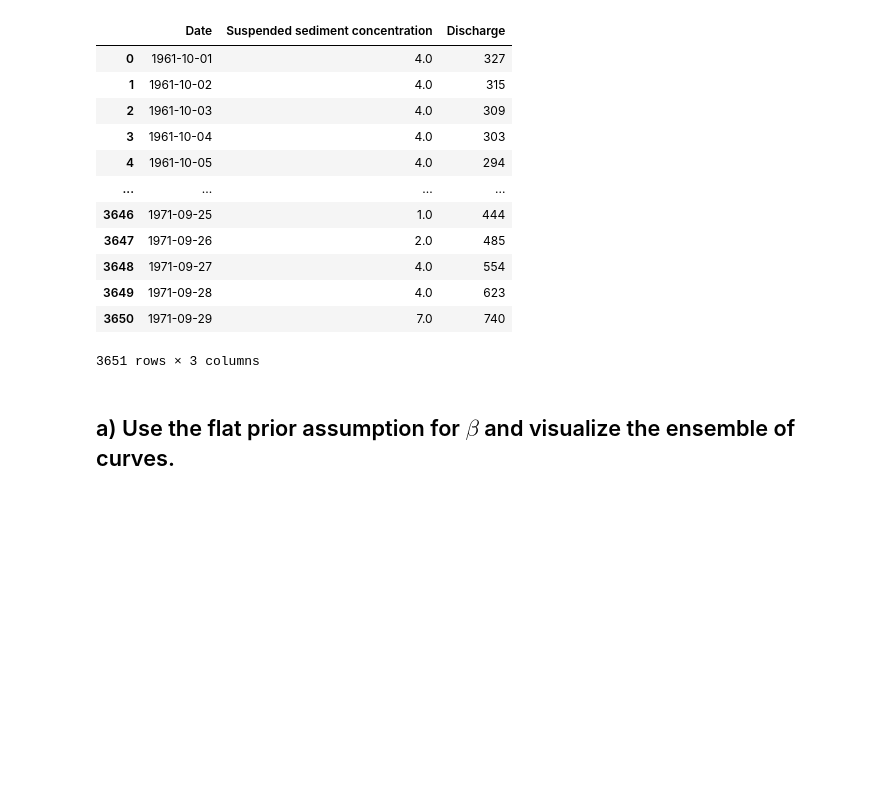
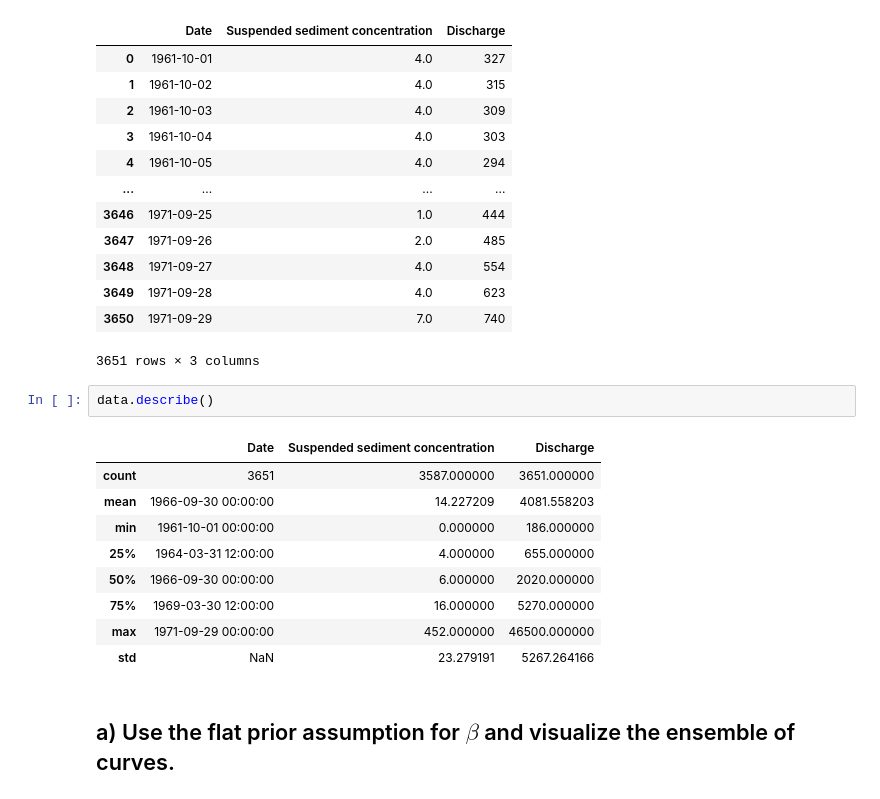
Before and after one commit to bKeungAuyeung/MSTA-Final, a Jupyter notebook: bAuyeung_Final-Code_MSTA.ipynb, the cells around one changed output. Cells and saved outputs as stored; diff of their text form; blank space fills up the shorter version.

```diff
--- a/bAuyeung_Final-Code_MSTA.ipynb
+++ b/bAuyeung_Final-Code_MSTA.ipynb
@@ -50,6 +50,18 @@ data
 | 3649 | 1971-09-28 | 4.0 | 623 |
 | 3650 | 1971-09-29 | 7.0 | 740 |
 3651 rows × 3 columns
+# %%
+data.describe()
+# %% [output]
+|  | Date | Suspended sediment concentration | Discharge |
+| count | 3651 | 3587.000000 | 3651.000000 |
+| mean | 1966-09-30 00:00:00 | 14.227209 | 4081.558203 |
+| min | 1961-10-01 00:00:00 | 0.000000 | 186.000000 |
+| 25% | 1964-03-31 12:00:00 | 4.000000 | 655.000000 |
+| 50% | 1966-09-30 00:00:00 | 6.000000 | 2020.000000 |
+| 75% | 1969-03-30 12:00:00 | 16.000000 | 5270.000000 |
+| max | 1971-09-29 00:00:00 | 452.000000 | 46500.000000 |
+| std | NaN | 23.279191 | 5267.264166 |
 # %% [markdown]
 ## a) Use the flat prior assumption for $\beta$ and visualize the ensemble of curves.
 # %% [markdown]
```
Also changed, not shown: parts of 1 cell of this notebook.
